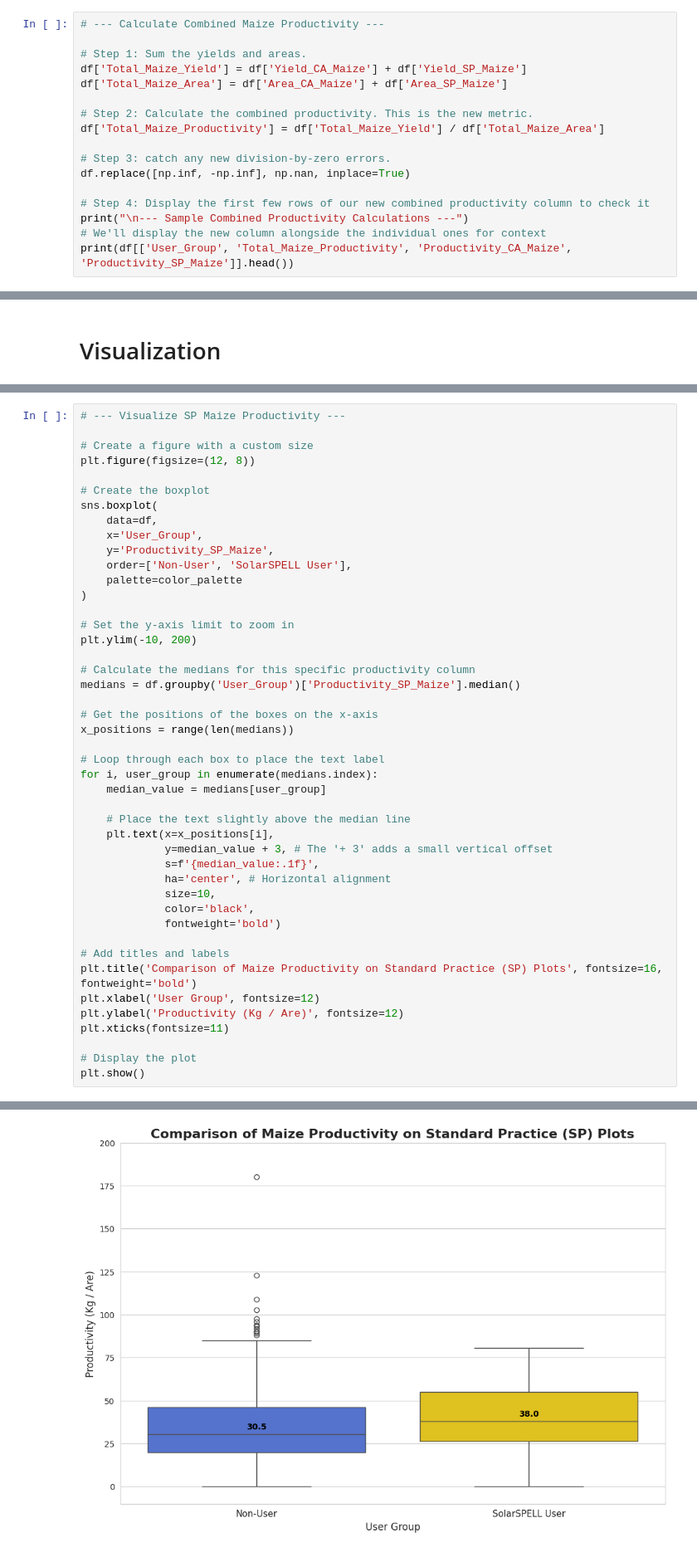
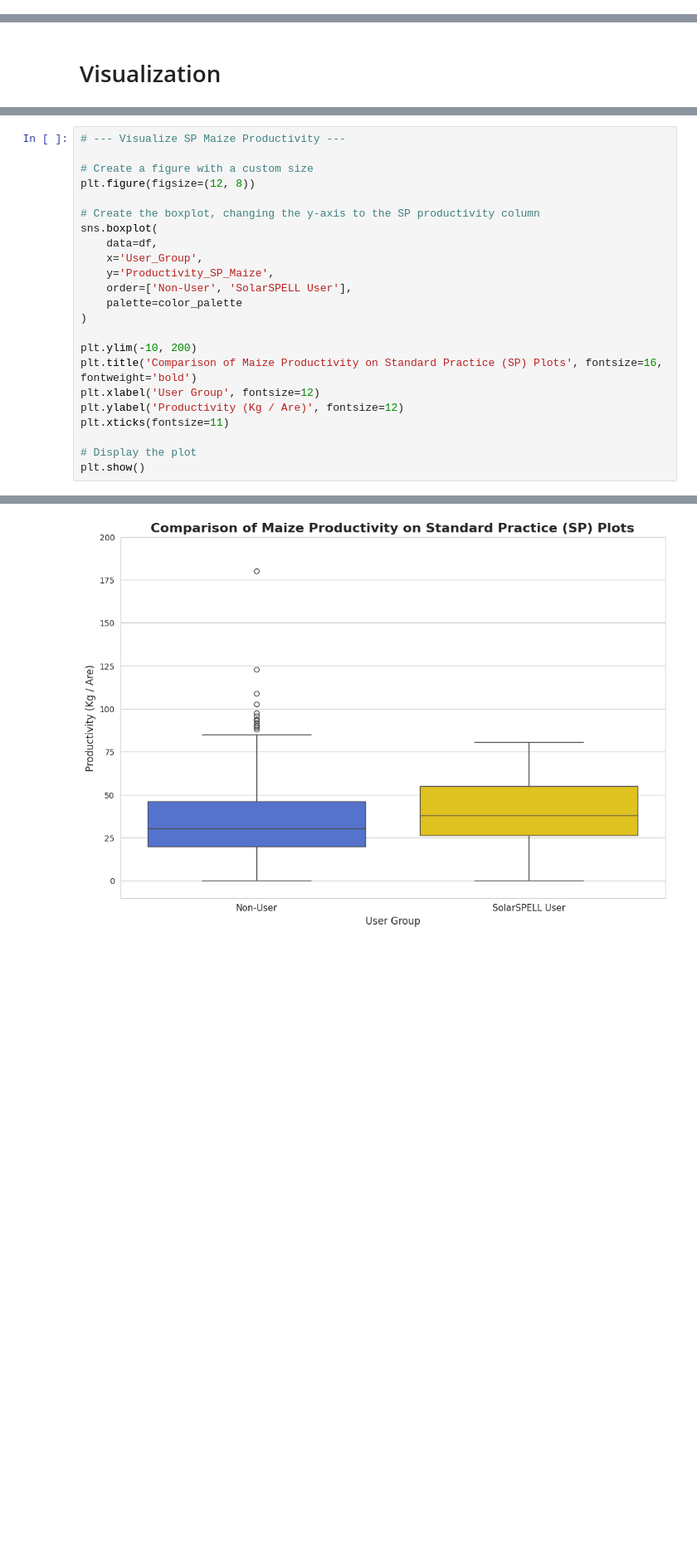
Before and after one commit to ManuelBagasina/solarspell, a Jupyter notebook: RwandaB2RClean.ipynb, the cells around one changed output, grey strips where cells are left out. Shown at 83% size. Cells and saved outputs as stored; diff of their text form; blank space fills up the shorter version.

```diff
--- a/RwandaB2RClean.ipynb
+++ b/RwandaB2RClean.ipynb
@@ -242,20 +242,3 @@ print(df[['User_Group', 'Productivity_CA_Maize', 'Productivity_SP_Maize']].head(
 2   Non-User                    NaN                    NaN
 3   Non-User                   40.0                    NaN
 4   Non-User                   40.0                    NaN
-# %%
-# --- Calculate Combined Maize Productivity ---
-
-# Step 1: Sum the yields and areas.
-df['Total_Maize_Yield'] = df['Yield_CA_Maize'] + df['Yield_SP_Maize']
-df['Total_Maize_Area'] = df['Area_CA_Maize'] + df['Area_SP_Maize']
-
-# Step 2: Calculate the combined productivity. This is the new metric.
-df['Total_Maize_Productivity'] = df['Total_Maize_Yield'] / df['Total_Maize_Area']
-
-# Step 3: catch any new division-by-zero errors.
-df.replace([np.inf, -np.inf], np.nan, inplace=True)
-
-# Step 4: Display the first few rows of our new combined productivity column to check it
-print("\n--- Sample Combined Productivity Calculations ---")
-# We'll display the new column alongside the individual ones for context
-print(df[['User_Group', 'Total_Maize_Productivity', 'Productivity_CA_Maize', 'Productivity_SP_Maize']].head())
@@ -456,51 +404,29 @@ Passing `palette` without assigning `hue` is deprecated and will be removed in v
 # %%
 # --- Visualize SP Maize Productivity ---
 
 # Create a figure with a custom size
 plt.figure(figsize=(12, 8))
 
-# Create the boxplot
+# Create the boxplot, changing the y-axis to the SP productivity column
 sns.boxplot(
     data=df,
     x='User_Group',
     y='Productivity_SP_Maize',
     order=['Non-User', 'SolarSPELL User'],
     palette=color_palette
 )
 
-# Set the y-axis limit to zoom in
 plt.ylim(-10, 200)
-
-# Calculate the medians for this specific productivity column
-medians = df.groupby('User_Group')['Productivity_SP_Maize'].median()
-
-# Get the positions of the boxes on the x-axis
-x_positions = range(len(medians))
-
-# Loop through each box to place the text label
-for i, user_group in enumerate(medians.index):
-    median_value = medians[user_group]
-
-    # Place the text slightly above the median line
-    plt.text(x=x_positions[i],
-             y=median_value + 3, # The '+ 3' adds a small vertical offset
-             s=f'{median_value:.1f}',
-             ha='center', # Horizontal alignment
-             size=10,
-             color='black',
-             fontweight='bold')
-
-# Add titles and labels
 plt.title('Comparison of Maize Productivity on Standard Practice (SP) Plots', fontsize=16, fontweight='bold')
 plt.xlabel('User Group', fontsize=12)
 plt.ylabel('Productivity (Kg / Are)', fontsize=12)
 plt.xticks(fontsize=11)
 
 # Display the plot
 plt.show()
 # %% [output]
 Passing `palette` without assigning `hue` is deprecated and will be removed in v0.14.0. Assign the `x` variable to `hue` and set `legend=False` for the same effect.
 
   sns.boxplot(
-[figure, old version]
+[figure, new version]
 # %%
```
Also changed, not shown: parts of 11 cells of this notebook.
